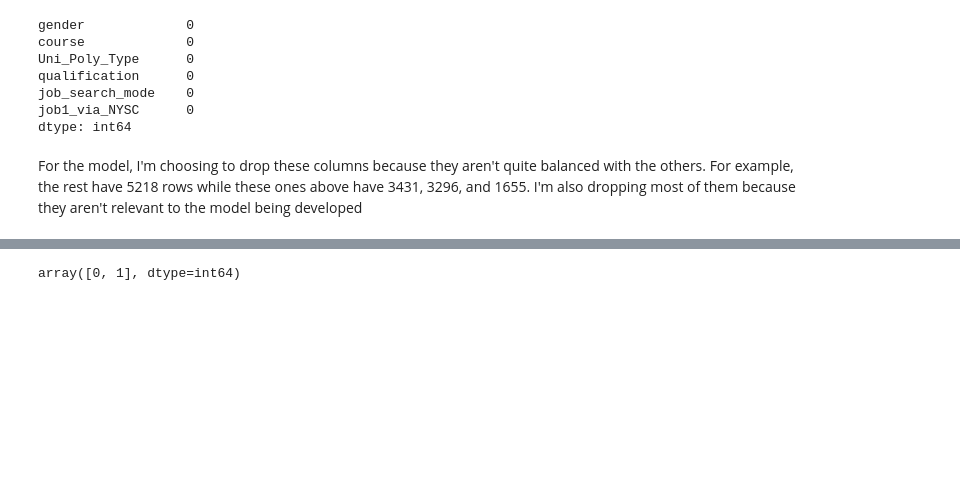
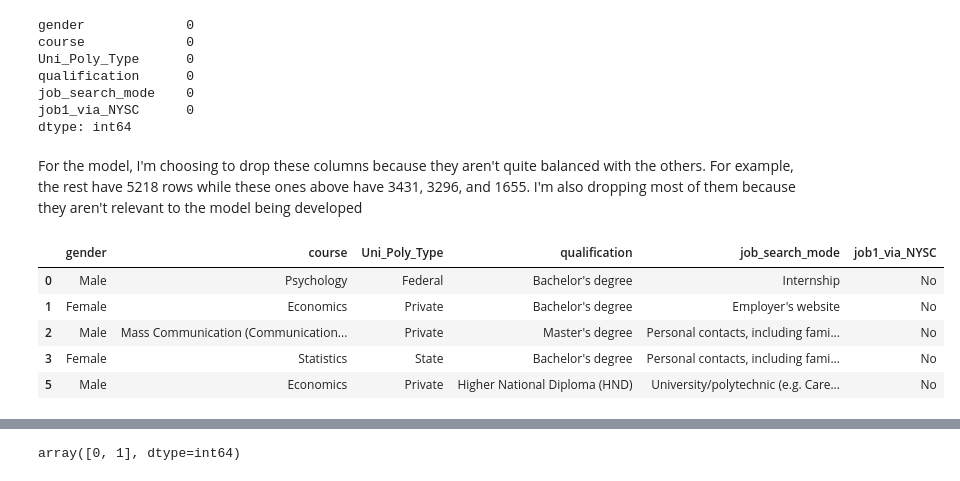
Before and after one commit to Goldochim/SCA-DS-C3-FINAL-PROJECT, a Jupyter notebook: SCA FINAL PROJECT-TO DEPLOY.ipynb, the cells around one changed output, grey strips where cells are left out. Cells and saved outputs as stored; diff of their text form; code cells hidden in the pictures; blank space fills up the shorter version.

```diff
--- a/SCA FINAL PROJECT-TO DEPLOY.ipynb
+++ b/SCA FINAL PROJECT-TO DEPLOY.ipynb
@@ -326,3 +326,12 @@ dtype: int64
 # %% [markdown]
 For the model, I'm choosing to drop these columns because they aren't quite balanced with the others. For example, the
 rest have 5218 rows while these ones above have 3431, 3296, and 1655. I'm also dropping most of them because they aren't relevant to the model being developed
+# %%
+df.head()
+# %% [output]
+|  | gender | course | Uni_Poly_Type | qualification | job_search_mode | job1_via_NYSC |
+| 0 | Male | Psychology | Federal | Bachelor's degree | Internship | No |
+| 1 | Female | Economics | Private | Bachelor's degree | Employer's website | No |
+| 2 | Male | Mass Communication (Communication... | Private | Master's degree | Personal contacts, including fami... | No |
+| 3 | Female | Statistics | State | Bachelor's degree | Personal contacts, including fami... | No |
+| 5 | Male | Economics | Private | Higher National Diploma (HND) | University/polytechnic (e.g. Care... | No |
```
Also changed, not shown: parts of 7 cells of this notebook.
